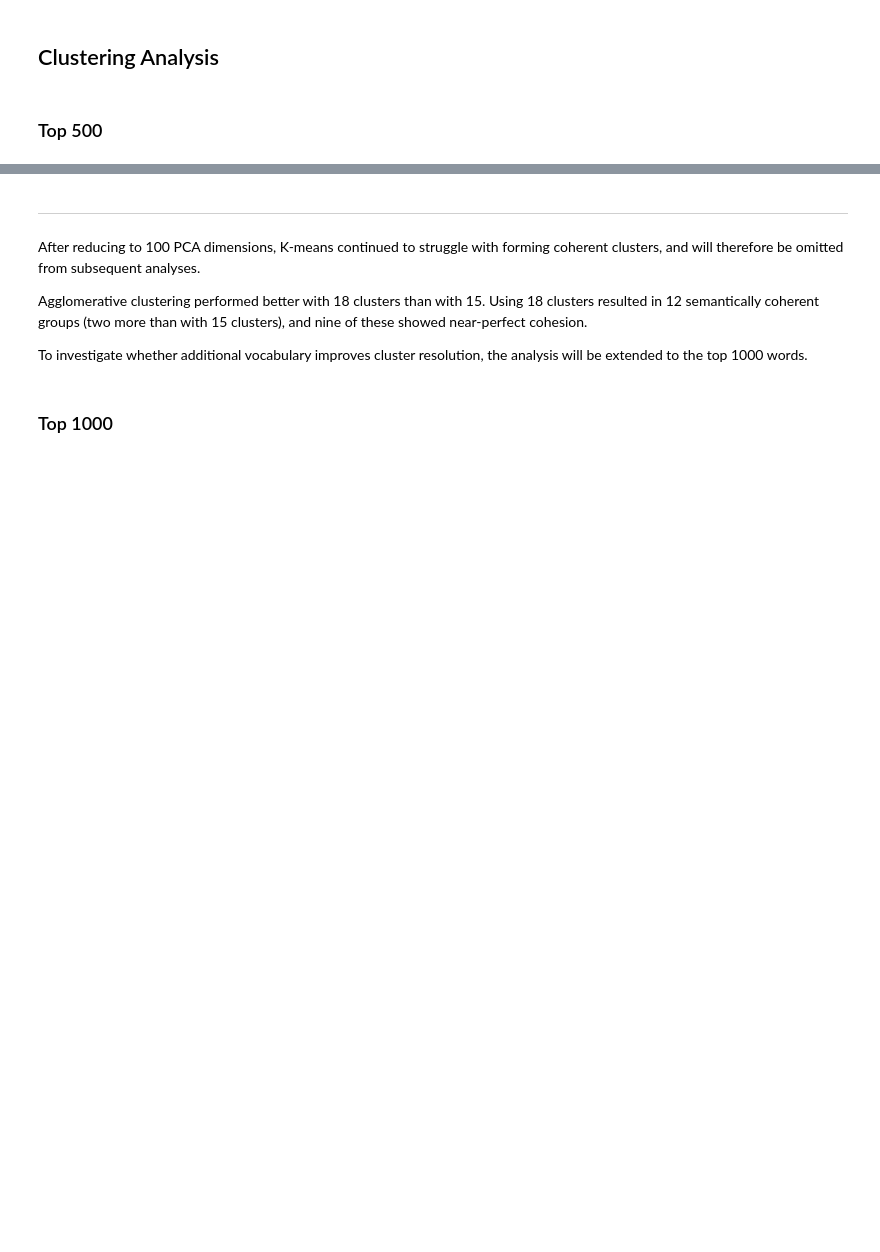
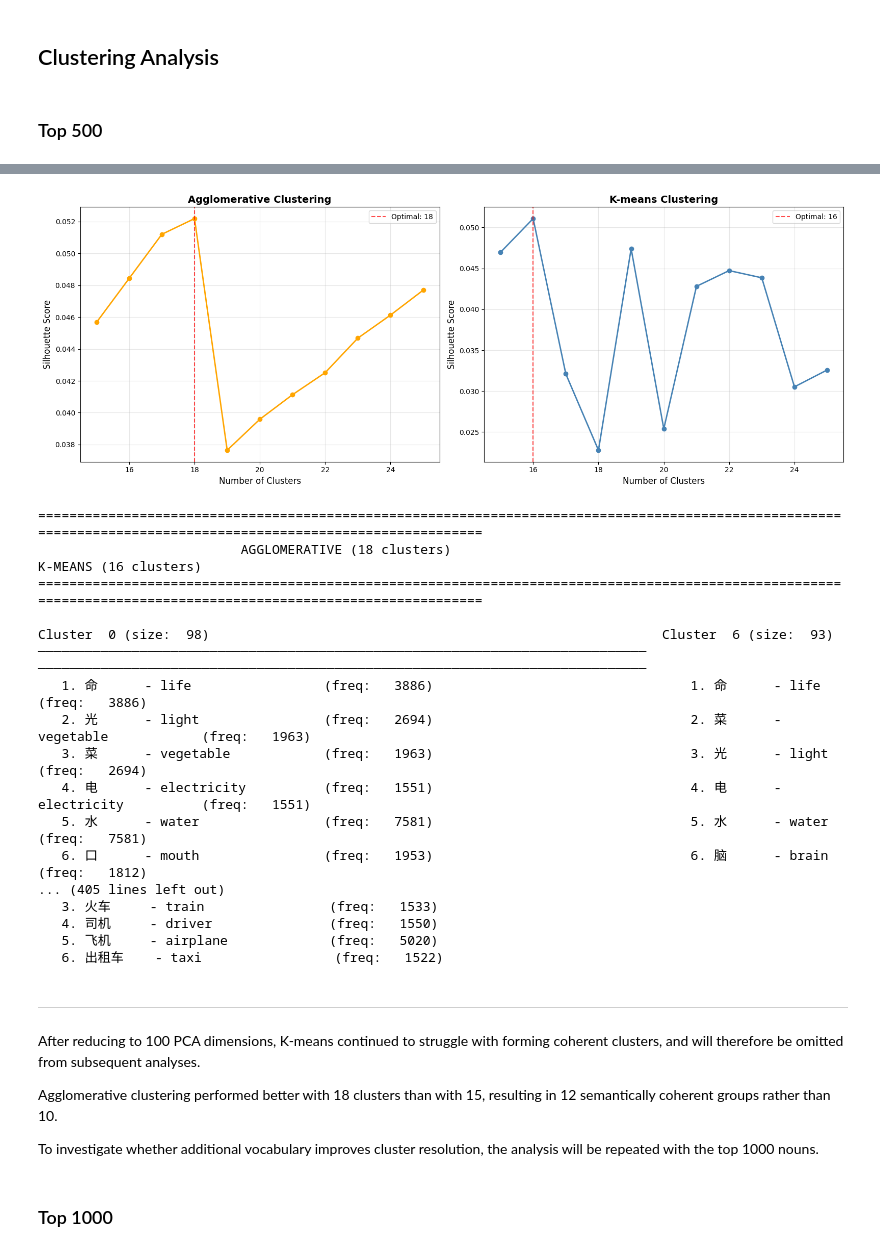
Before and after one commit to chmcbs/chinese-noun-embeddings, a Jupyter notebook: noun_clustering.ipynb, the cells around one changed output, grey strips where cells are left out. Drawn from its saved outputs; the diff is of its cells as text; code cells hidden in the pictures; blank space fills up the shorter version.

Commit message:
refactor: modularise code and remove redundancies using helper functions

```diff
--- a/noun_clustering.ipynb
+++ b/noun_clustering.ipynb
@@ -978,11 +1083,78 @@ Cluster  0 (size:  17)
+# %%
+# Fit 100-dimension PCA
+pca100_top500 = PCA(n_components=100, random_state=42)
+embeddings_BERT_top500_pca100 = pca100_top500.fit_transform(embeddings_BERT_top500)
+
+# Define grid search range
+cluster_range = range(15, 26)
+
+# Run grid search for optimal cluster count using both methods
+results = run_clustering_grid_search(
+    embeddings_BERT_top500_pca100,
+    cluster_range,
+    'both',
+    plot=True,
+)
+
+# Extract results
+optimal_agg_clusters = results['optimal_agg_clusters']
+optimal_agg_labels = results['optimal_agg_labels']
+optimal_kmeans_clusters = results['optimal_kmeans_clusters']
+optimal_kmeans_labels = results['optimal_kmeans_labels']
+
+# Get representatives from each cluster
+agg_results = get_representative_nouns(
+    embeddings_BERT_top500_pca100,
+    optimal_agg_labels,
+    nouns_top500,
+    optimal_agg_clusters,
+    return_dict=True
+)
+kmeans_results = get_representative_nouns(
+    embeddings_BERT_top500_pca100,
+    optimal_kmeans_labels,
+    nouns_top500,
+    optimal_kmeans_clusters,
+    return_dict=True
+)
+
+# Display side-by-side comparison
+display_clusters_side_by_side(
+    agg_results,
+    kmeans_results,
+    optimal_agg_labels,
+    optimal_kmeans_labels,
+    max(optimal_agg_clusters, optimal_kmeans_clusters),
+    group1_title=f'AGGLOMERATIVE ({optimal_agg_clusters} clusters)',
+    group2_title=f'K-MEANS ({optimal_kmeans_clusters} clusters)',
+    sort_by='size'
+)
+# %% [output]
+[figure, added]
+================================================================================================================================================================
+                          AGGLOMERATIVE (18 clusters)                                                        K-MEANS (16 clusters)
+================================================================================================================================================================
+
+Cluster  0 (size:  98)                                                          Cluster  6 (size:  93)
+──────────────────────────────────────────────────────────────────────────────  ──────────────────────────────────────────────────────────────────────────────
+   1. 命      - life                 (freq:   3886)                                 1. 命      - life                 (freq:   3886)
+   2. 光      - light                (freq:   2694)                                 2. 菜      - vegetable            (freq:   1963)
+   3. 菜      - vegetable            (freq:   1963)                                 3. 光      - light                (freq:   2694)
+   4. 电      - electricity          (freq:   1551)                                 4. 电      - electricity          (freq:   1551)
+   5. 水      - water                (freq:   7581)                                 5. 水      - water                (freq:   7581)
+   6. 口      - mouth                (freq:   1953)                                 6. 脑      - brain                (freq:   1812)
+... (405 lines left out)
+   3. 火车     - train                (freq:   1533)
+   4. 司机     - driver               (freq:   1550)
+   5. 飞机     - airplane             (freq:   5020)
+   6. 出租车    - taxi                 (freq:   1522)
 # %% [markdown]
 ---
 
 After reducing to 100 PCA dimensions, K-means continued to struggle with forming coherent clusters, and will therefore be omitted from subsequent analyses.
 
-Agglomerative clustering performed better with 18 clusters than with 15.
-Using 18 clusters resulted in 12 semantically coherent groups (two more than with 15 clusters), and nine of these showed near-perfect cohesion.
+Agglomerative clustering performed better with 18 clusters than with 15, resulting in 12 semantically coherent groups rather than 10.
 
-To investigate whether additional vocabulary improves cluster resolution, the analysis will be extended to the top 1000 words.
+To investigate whether additional vocabulary improves cluster resolution, the analysis will be repeated with the top 1000 nouns.
 # %% [markdown]
 ### Top 1000
```
Also changed, not shown: parts of 36 cells of this notebook, 1 other file.
